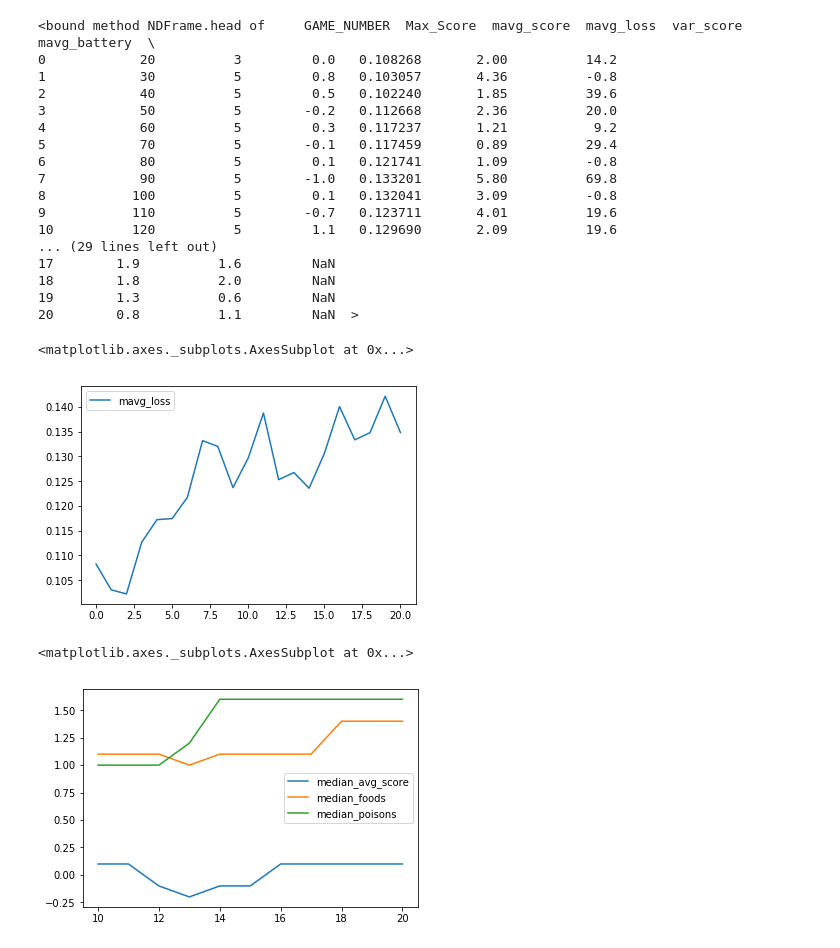
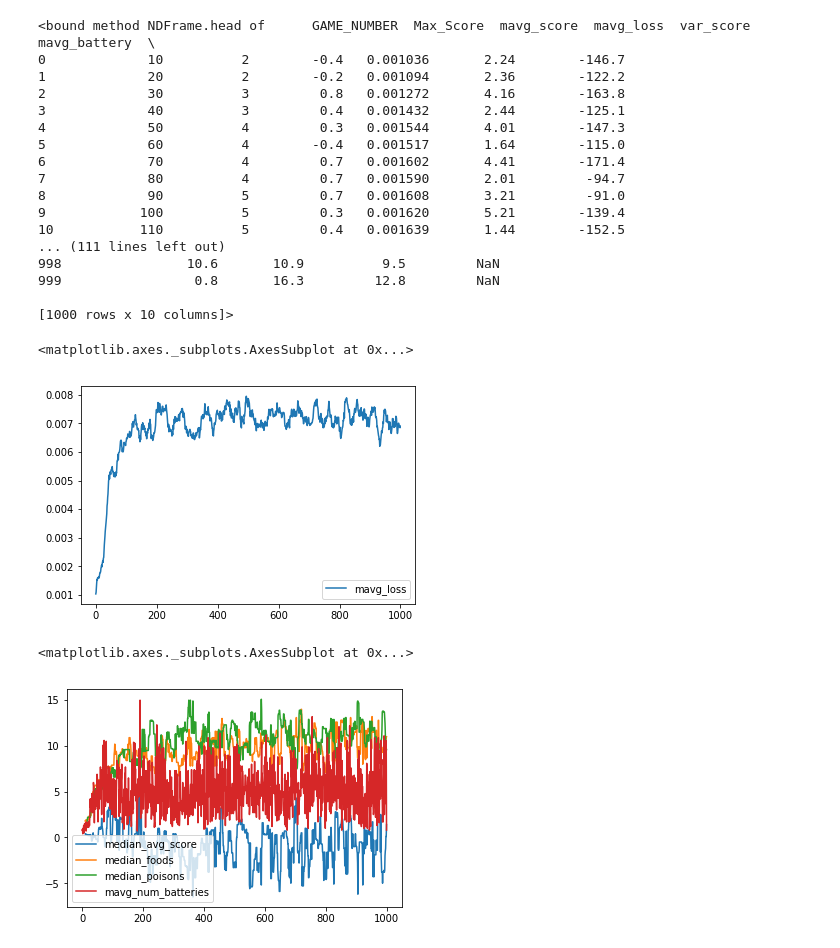
Before and after one commit to kaiolae/dfp_banana, a Jupyter notebook: Direct-Future-Prediction-Keras/notebooks/Show-training-progress.ipynb, the cells around one changed output. Saved outputs shown, nothing was run; the diff lists cells and outputs as text; code cells hidden in the pictures.

```diff
--- a/Direct-Future-Prediction-Keras/notebooks/Show-training-progress.ipynb
+++ b/Direct-Future-Prediction-Keras/notebooks/Show-training-progress.ipynb
@@ -1,45 +1,46 @@
 # %%
 import pandas as pd
-training_dir = "../oct1_battery_balanced_agnostic_battery_limit_on/"
+training_dir = "../oct8_explicitly_controlled_battery_charging_agnostic/"
 training_data = training_dir+"/dfp_stats.txt"
 data = pd.read_csv(training_data, sep=" ")
 # %%
 data.head
 # %% [output]
-<bound method NDFrame.head of     GAME_NUMBER  Max_Score  mavg_score  mavg_loss  var_score  mavg_battery  \
-0            20          3         0.0   0.108268       2.00          14.2
-1            30          5         0.8   0.103057       4.36          -0.8
-2            40          5         0.5   0.102240       1.85          39.6
-3            50          5        -0.2   0.112668       2.36          20.0
-4            60          5         0.3   0.117237       1.21           9.2
-5            70          5        -0.1   0.117459       0.89          29.4
-6            80          5         0.1   0.121741       1.09          -0.8
-7            90          5        -1.0   0.133201       5.80          69.8
-8           100          5         0.1   0.132041       3.09          -0.8
-9           110          5        -0.7   0.123711       4.01          19.6
-10          120          5         1.1   0.129690       2.09          19.6
-... (29 lines left out)
-17        1.9          1.6         NaN
-18        1.8          2.0         NaN
-19        1.3          0.6         NaN
-20        0.8          1.1         NaN  >
+<bound method NDFrame.head of      GAME_NUMBER  Max_Score  mavg_score  mavg_loss  var_score  mavg_battery  \
+0             10          2        -0.4   0.001036       2.24        -146.7
+1             20          2        -0.2   0.001094       2.36        -122.2
+2             30          3         0.8   0.001272       4.16        -163.8
+3             40          3         0.4   0.001432       2.44        -125.1
+4             50          4         0.3   0.001544       4.01        -147.3
+5             60          4        -0.4   0.001517       1.64        -115.0
+6             70          4         0.7   0.001602       4.41        -171.4
+7             80          4         0.7   0.001590       2.01         -94.7
+8             90          5         0.7   0.001608       3.21         -91.0
+9            100          5         0.3   0.001620       5.21        -139.4
+10           110          5         0.4   0.001639       1.44        -152.5
+... (111 lines left out)
+998                10.6       10.9          9.5         NaN
+999                 0.8       16.3         12.8         NaN
+
+[1000 rows x 10 columns]>
 # %%
 #Loss: not going anywhere! maybe due to the data changing as policy changes
 data[['mavg_loss']].plot()
 # %% [output]
 <matplotlib.axes._subplots.AxesSubplot at 0x...>
-[figure, old version]
+[figure, new version]
 # %%
 #That looks promising. Initially, food and poison increases.
 #Later, only food keeps increasing.
 data['median_avg_score']= data['mavg_score'].rolling(11).median()
 data['median_foods']= data['mavg_food'].rolling(11).median()
 data['median_poisons']= data['mavg_poison'].rolling(11).median()
 data['median_battery']= data['mavg_battery'].rolling(11).median()
-data[['median_avg_score', 'median_foods', 'median_poisons']].plot()
+data['median_battery_picks']= data['mavg_num_batteries'].rolling(11).median()
+data[['median_avg_score', 'median_foods', 'median_poisons', 'mavg_num_batteries']].plot()
 # %% [output]
 <matplotlib.axes._subplots.AxesSubplot at 0x...>
-[figure, old version]
+[figure, new version]
 # %%
 data[['median_battery']].plot()
 # %% [output]
```
Also changed, not shown: parts of 1 cell of this notebook, 16 other files.
